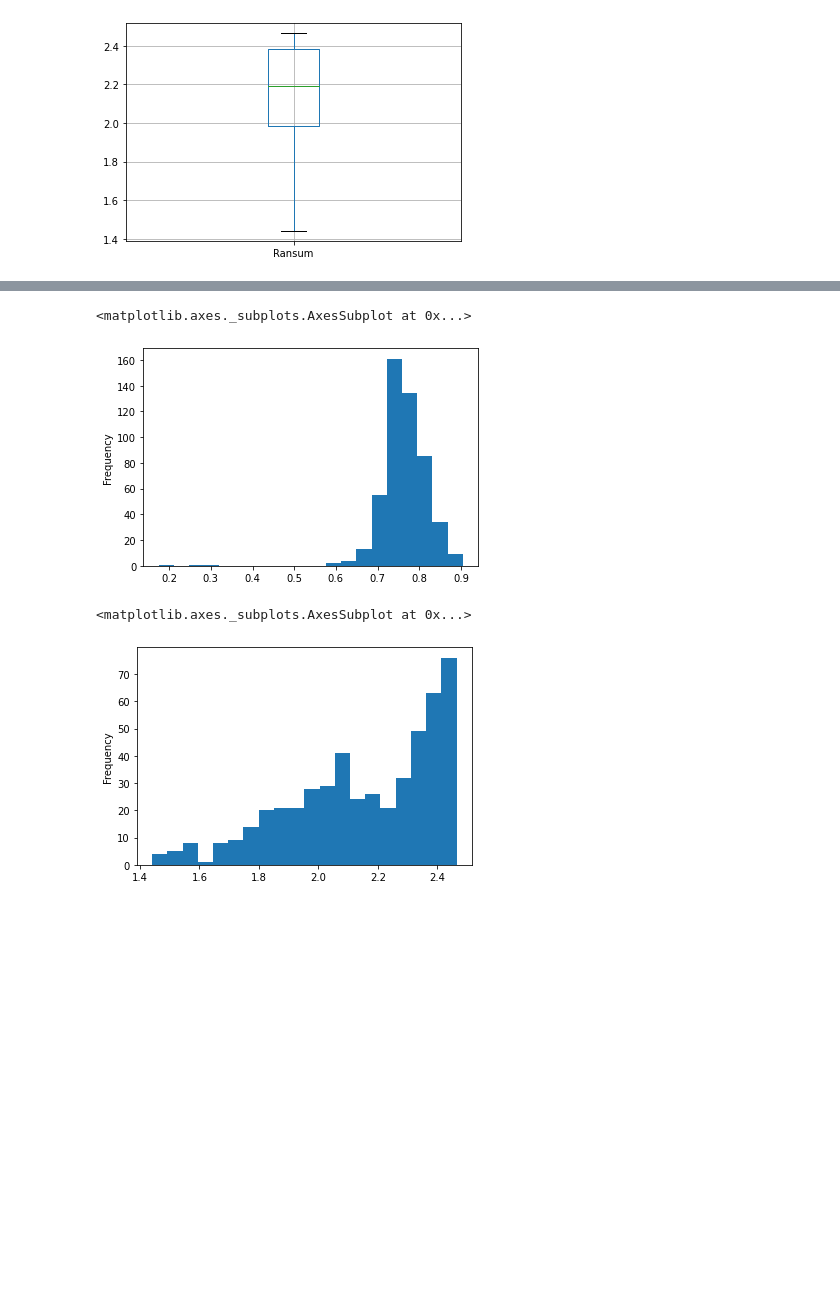
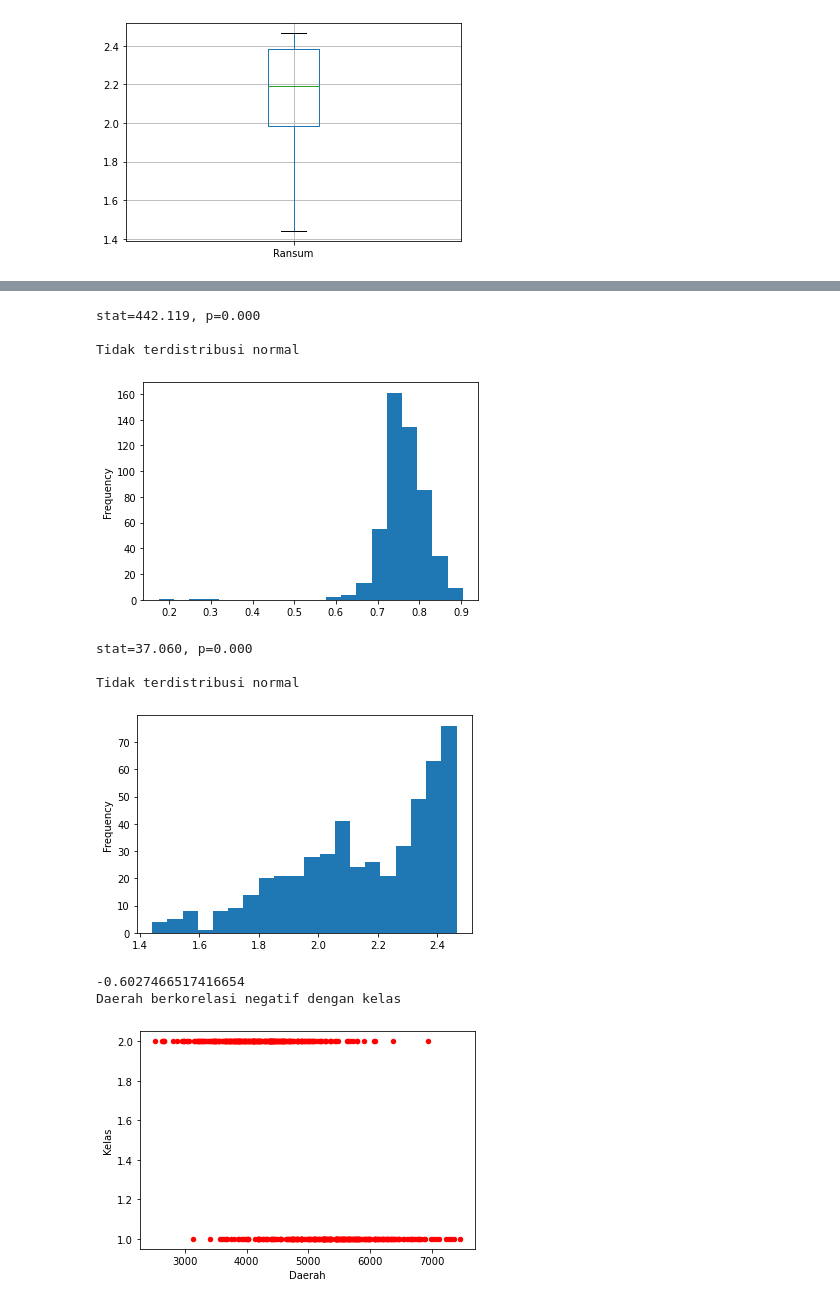
Before and after one commit to giovaniagst/TubesProbstat, a Jupyter notebook: TubesProbstat.ipynb, the cells around one changed output, grey strips where cells are left out. Saved outputs shown, nothing was run; the diff lists cells and outputs as text; code cells hidden in the pictures; blank space fills up the shorter version.

Commit message:
soal 3 sama 6 ga tau bener apa ga

```diff
--- a/TubesProbstat.ipynb
+++ b/TubesProbstat.ipynb
@@ -429,12 +495,37 @@ df["Keliling"].plot.hist(bins=20)
 # %%
 # soal 2: histogram bulatan
 df["Bulatan"].plot.hist(bins=20)
+stat, p = normaltest(df["Bulatan"])
+print("stat=%.3f, p=%.3f\n" % (stat, p))
+if (p > 0.05):
+    print("Terdistribusi normal")
+else:
+    print("Tidak terdistribusi normal")
 # %% [output]
-<matplotlib.axes._subplots.AxesSubplot at 0x...>
+stat=442.119, p=0.000
+
+Tidak terdistribusi normal
 [figure]
 # %%
 # soal 2: histogram ransum
 df["Ransum"].plot.hist(bins=20)
+stat, p = normaltest(df["Ransum"])
+print("stat=%.3f, p=%.3f\n" % (stat, p))
+if (p > 0.05):
+    print("Terdistribusi normal")
+else:
+    print("Tidak terdistribusi normal")
 # %% [output]
-<matplotlib.axes._subplots.AxesSubplot at 0x...>
+stat=37.060, p=0.000
+
+Tidak terdistribusi normal
 [figure]
+# %%
+# soal 6: scatter plot kelas dengan daerah
+df.plot(kind='scatter',x='Daerah',y='Kelas',color='red')
+print(df["Daerah"].corr(df["Kelas"]))
+print("Daerah berkorelasi negatif dengan kelas")
+# %% [output]
+-0.6027466517416654
+Daerah berkorelasi negatif dengan kelas
+[figure, added]
```
Also changed, not shown: parts of 19 cells of this notebook.
